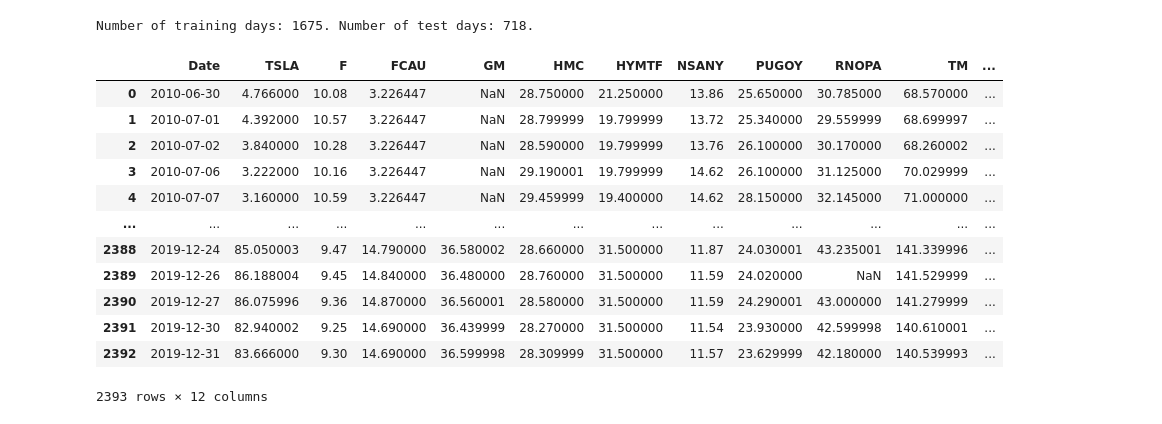
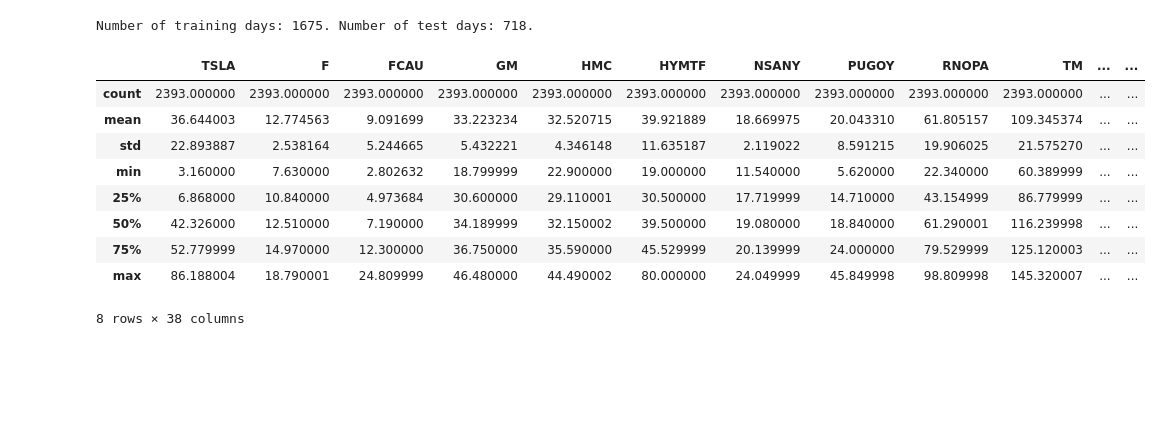
Before and after one commit to BBieganowski/GAN_StockPrediction, a Jupyter notebook: Notebook.ipynb, the cells around one changed output. Saved outputs shown, nothing was run; the diff lists cells and outputs as text; code cells hidden in the pictures; blank space fills up the shorter version.

Commit message:
data collection and correlated assets done

```diff
--- a/Notebook.ipynb
+++ b/Notebook.ipynb
@@ -77,16 +98,47 @@ for i in correlated_assets:
+# %%
+#adding currencies
+correlated_currencies = ['usdjpy_d', 'usdgbp_d', 'usdeur_d', 'usdchf_d']
+
+for i in correlated_currencies:
+    dataset_tmpr = pd.read_csv('correlated_assets/currencies/'+str(i)+'.csv', header=0, parse_dates=[0], date_parser=parser)
+    dataset_tmpr = dataset_tmpr[(dataset_tmpr['Data'] > '2010-06-29') & (dataset_tmpr['Data'] < '2020-01-01')]
+    dataset_tmpr = dataset_tmpr.drop(['Otwarcie', 'Najnizszy', 'Najwyzszy'], axis = 1).reset_index(drop = True)
+    dataset_tmpr.columns = ['Date', i]
+    dataset_ex_df = dataset_ex_df.merge(dataset_tmpr, how = 'left', on = 'Date')
+# %%
+#adding commodities
+correlated_commodities = ['rb_f_d', 'gc_f_d', 'cl_f_d', 'cb_f_d']
+
+for i in correlated_commodities:
+    dataset_tmpr = pd.read_csv('correlated_assets/commodities/'+str(i)+'.csv', header=0, parse_dates=[0], date_parser=parser)
+    dataset_tmpr = dataset_tmpr[(dataset_tmpr['Data'] > '2010-06-29') & (dataset_tmpr['Data'] < '2020-01-01')]
+    dataset_tmpr = dataset_tmpr.drop(['Otwarcie', 'Najnizszy', 'Najwyzszy'], axis = 1).reset_index(drop = True)
+    dataset_tmpr.columns = ['Date', i]
+    dataset_ex_df = dataset_ex_df.merge(dataset_tmpr, how = 'left', on = 'Date')
+# %%
+#adding bonds
+correlated_commodities = ['30usy_b_d', '10usy_b_d']
+
+for i in correlated_commodities:
+    dataset_tmpr = pd.read_csv('correlated_assets/bonds/'+str(i)+'.csv', header=0, parse_dates=[0], date_parser=parser)
+    dataset_tmpr = dataset_tmpr[(dataset_tmpr['Data'] > '2010-06-29') & (dataset_tmpr['Data'] < '2020-01-01')]
+    dataset_tmpr = dataset_tmpr.drop(['Otwarcie', 'Najnizszy', 'Najwyzszy'], axis = 1).reset_index(drop = True)
+    dataset_tmpr.columns = ['Date', i]
+    dataset_ex_df = dataset_ex_df.merge(dataset_tmpr, how = 'left', on = 'Date')
+# %%
+dataset_ex_df = dataset_ex_df.fillna(method = 'ffill')
+#last resort
+dataset_ex_df = dataset_ex_df.fillna(method = 'bfill')
 # %%
-dataset_ex_df
+dataset_ex_df.describe()
 # %% [output]
-|  | Date | TSLA | F | FCAU | GM | HMC | HYMTF | NSANY | PUGOY | RNOPA | TM | ... |
-| 0 | 2010-06-30 | 4.766000 | 10.08 | 3.226447 | NaN | 28.750000 | 21.250000 | 13.86 | 25.650000 | 30.785000 | 68.570000 | ... |
-| 1 | 2010-07-01 | 4.392000 | 10.57 | 3.226447 | NaN | 28.799999 | 19.799999 | 13.72 | 25.340000 | 29.559999 | 68.699997 | ... |
-| 2 | 2010-07-02 | 3.840000 | 10.28 | 3.226447 | NaN | 28.590000 | 19.799999 | 13.76 | 26.100000 | 30.170000 | 68.260002 | ... |
-| 3 | 2010-07-06 | 3.222000 | 10.16 | 3.226447 | NaN | 29.190001 | 19.799999 | 14.62 | 26.100000 | 31.125000 | 70.029999 | ... |
-| 4 | 2010-07-07 | 3.160000 | 10.59 | 3.226447 | NaN | 29.459999 | 19.400000 | 14.62 | 28.150000 | 32.145000 | 71.000000 | ... |
-| ... | ... | ... | ... | ... | ... | ... | ... | ... | ... | ... | ... | ... |
-| 2388 | 2019-12-24 | 85.050003 | 9.47 | 14.790000 | 36.580002 | 28.660000 | 31.500000 | 11.87 | 24.030001 | 43.235001 | 141.339996 | ... |
-| 2389 | 2019-12-26 | 86.188004 | 9.45 | 14.840000 | 36.480000 | 28.760000 | 31.500000 | 11.59 | 24.020000 | NaN | 141.529999 | ... |
-| 2390 | 2019-12-27 | 86.075996 | 9.36 | 14.870000 | 36.560001 | 28.580000 | 31.500000 | 11.59 | 24.290001 | 43.000000 | 141.279999 | ... |
-| 2391 | 2019-12-30 | 82.940002 | 9.25 | 14.690000 | 36.439999 | 28.270000 | 31.500000 | 11.54 | 23.930000 | 42.599998 | 140.610001 | ... |
-| 2392 | 2019-12-31 | 83.666000 | 9.30 | 14.690000 | 36.599998 | 28.309999 | 31.500000 | 11.57 | 23.629999 | 42.180000 | 140.539993 | ... |
+|  | TSLA | F | FCAU | GM | HMC | HYMTF | NSANY | PUGOY | RNOPA | TM | ... | ... |
+| count | 2393.000000 | 2393.000000 | 2393.000000 | 2393.000000 | 2393.000000 | 2393.000000 | 2393.000000 | 2393.000000 | 2393.000000 | 2393.000000 | ... | ... |
+| mean | 36.644003 | 12.774563 | 9.091699 | 33.223234 | 32.520715 | 39.921889 | 18.669975 | 20.043310 | 61.805157 | 109.345374 | ... | ... |
+| std | 22.893887 | 2.538164 | 5.244665 | 5.432221 | 4.346148 | 11.635187 | 2.119022 | 8.591215 | 19.906025 | 21.575270 | ... | ... |
+| min | 3.160000 | 7.630000 | 2.802632 | 18.799999 | 22.900000 | 19.000000 | 11.540000 | 5.620000 | 22.340000 | 60.389999 | ... | ... |
+| 25% | 6.868000 | 10.840000 | 4.973684 | 30.600000 | 29.110001 | 30.500000 | 17.719999 | 14.710000 | 43.154999 | 86.779999 | ... | ... |
+| 50% | 42.326000 | 12.510000 | 7.190000 | 34.189999 | 32.150002 | 39.500000 | 19.080000 | 18.840000 | 61.290001 | 116.239998 | ... | ... |
+| 75% | 52.779999 | 14.970000 | 12.300000 | 36.750000 | 35.590000 | 45.529999 | 20.139999 | 24.000000 | 79.529999 | 125.120003 | ... | ... |
+| max | 86.188004 | 18.790001 | 24.809999 | 46.480000 | 44.490002 | 80.000000 | 24.049999 | 45.849998 | 98.809998 | 145.320007 | ... | ... |
-2393 rows × 12 columns
+8 rows × 38 columns
```
Also changed, not shown: parts of 9 cells of this notebook, 28 other files.
